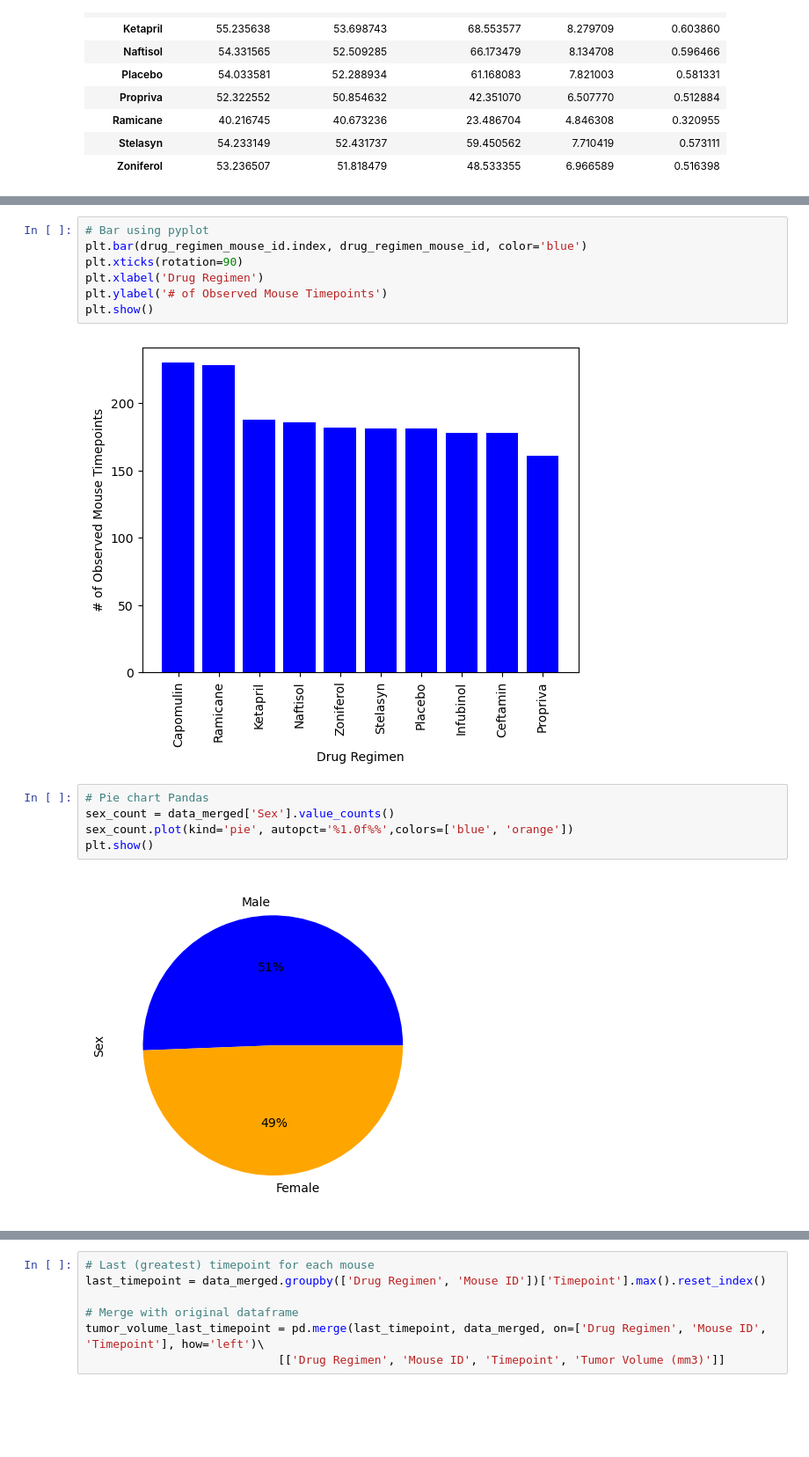
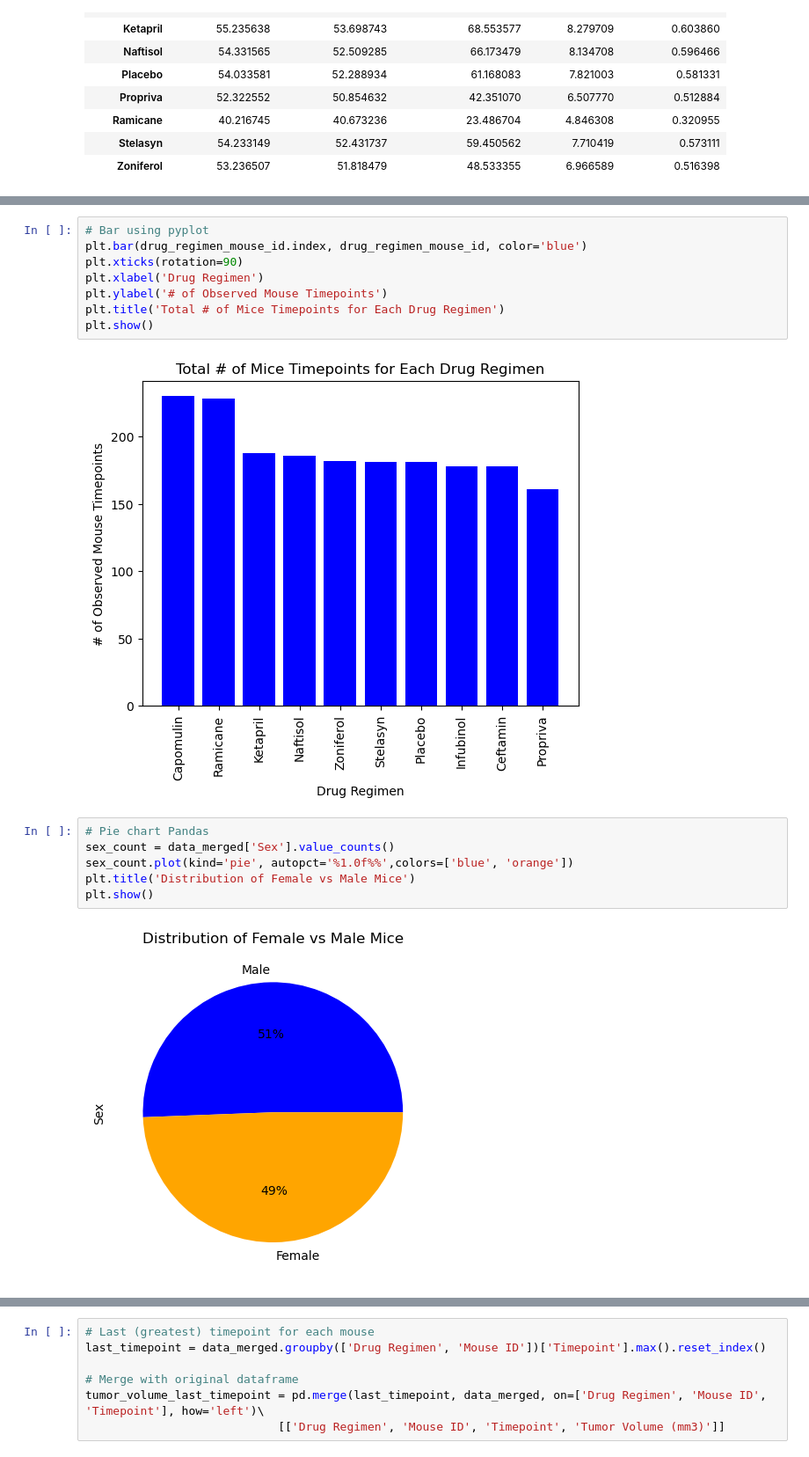
Before and after one commit to shaylahong/matplotlib-challenge, a Jupyter notebook: Pymaceuticals.ipynb, the cells around one changed output, grey strips where cells are left out. Shown at 88% size. Saved outputs shown, nothing was run; the diff lists cells and outputs as text; blank space fills up the shorter version.

```diff
--- a/Pymaceuticals.ipynb
+++ b/Pymaceuticals.ipynb
@@ -138,16 +139,18 @@ plt.bar(drug_regimen_mouse_id.index, drug_regimen_mouse_id, color='blue')
 plt.xticks(rotation=90)
 plt.xlabel('Drug Regimen')
 plt.ylabel('# of Observed Mouse Timepoints')
+plt.title('Total # of Mice Timepoints for Each Drug Regimen')
 plt.show()
 # %% [output]
-[figure, old version]
+[figure, new version]
 # %%
 # Pie chart Pandas
 sex_count = data_merged['Sex'].value_counts()
 sex_count.plot(kind='pie', autopct='%1.0f%%',colors=['blue', 'orange'])
+plt.title('Distribution of Female vs Male Mice')
 plt.show()
 # %% [output]
-[figure, old version]
+[figure, new version]
 # %%
 # Pie chart pyplot
 labels = ['Male', 'Female']
```
Also changed, not shown: parts of 6 cells of this notebook.
